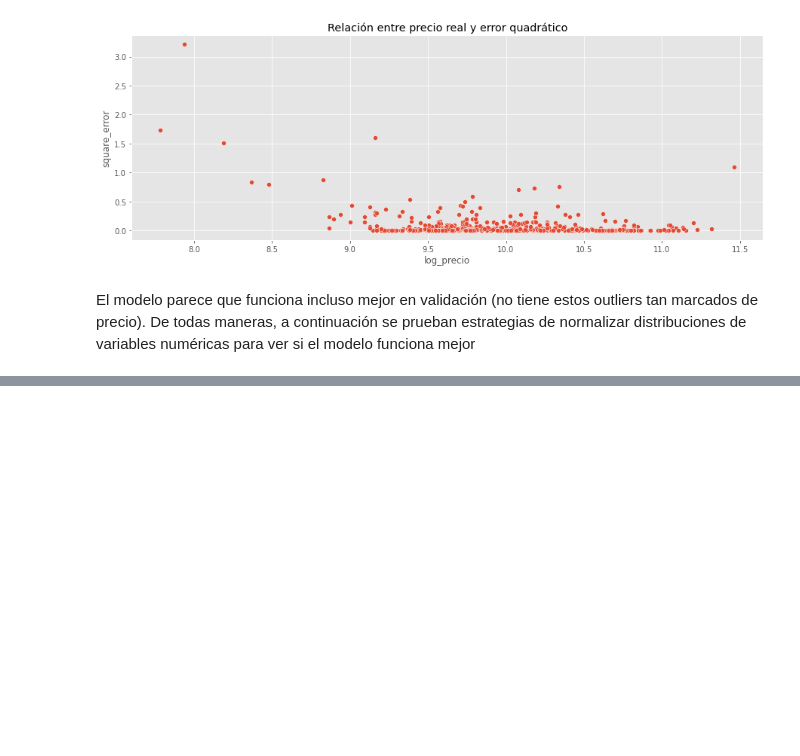
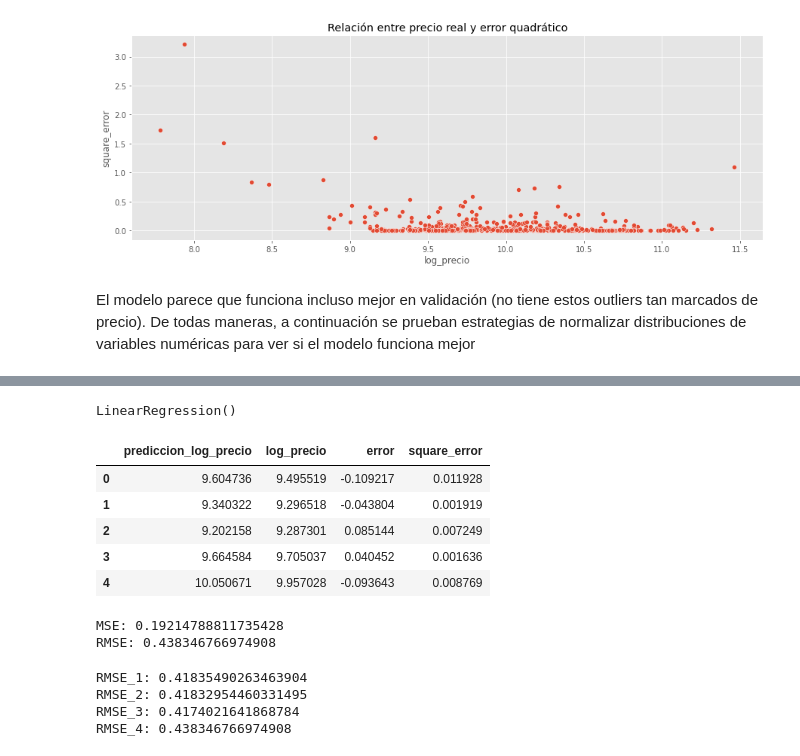
Before and after one commit to Rodrixx05/bmw-pricing, a Jupyter notebook: bmw_pricing_project.ipynb, the cells around one changed output, grey strips where cells are left out. Saved outputs shown, nothing was run; the diff lists cells and outputs as text; code cells hidden in the pictures; blank space fills up the shorter version.

```diff
--- a/bmw_pricing_project.ipynb
+++ b/bmw_pricing_project.ipynb
@@ -1418,0 +1521,2 @@ De todas maneras, a continuación se prueban estrategias de normalizar distribuc
+# %%
+format_df_final4 = format_df_final3.copy()
@@ -1418,0 +1534,41 @@ De todas maneras, a continuación se prueban estrategias de normalizar distribuc
+# %%
+# Se crea la columna nueva y se elimina la antigua
+format_df_final4['log_dias_venta_registro'] = np.log(format_df_final4['dias_venta_registro'])
+format_df_final4.drop(columns = 'dias_venta_registro', inplace = True)
+# %%
+# Se repite el proceso anterior
+dev_df_4 = format_df_final4.drop(sub_km_df.index)
+val_df_4 = format_df_final4.loc[sub_km_df.index]
+val_df_4_X = val_df_4.drop(target, axis=1)
+val_df_4_y = val_df_4[[target]]
+dev_df_4_X = dev_df_4.drop(target, axis=1)
+dev_df_4_y = dev_df_4[[target]]
+X_train_4, X_test_4, y_train_4, y_test_4 = model_selection.train_test_split(
+    dev_df_4_X,
+    dev_df_4_y,
+    random_state = 23,
+    test_size = 0.15
+)
+# %%
+modelo_lineal_4 = LinearRegression()
+modelo_lineal_4.fit(X_train_4, y_train_4)
+# %% [output]
+LinearRegression()
+# %%
+results_df_4, mse_4, rmse_4 = tabla_prediccion(modelo_lineal_4, X_test_4, y_test_4)
+# %% [output]
+|  | prediccion_log_precio | log_precio | error | square_error |
+| 0 | 9.604736 | 9.495519 | -0.109217 | 0.011928 |
+| 1 | 9.340322 | 9.296518 | -0.043804 | 0.001919 |
+| 2 | 9.202158 | 9.287301 | 0.085144 | 0.007249 |
+| 3 | 9.664584 | 9.705037 | 0.040452 | 0.001636 |
+| 4 | 10.050671 | 9.957028 | -0.093643 | 0.008769 |
+MSE: 0.19214788811735428
+RMSE: 0.438346766974908
+# %%
+print(f'RMSE_1: {rmse}\nRMSE_2: {rmse_2}\nRMSE_3: {rmse_3}\nRMSE_4: {rmse_4}')
+# %% [output]
+RMSE_1: 0.41835490263463904
+RMSE_2: 0.41832954460331495
+RMSE_3: 0.4174021641868784
+RMSE_4: 0.438346766974908
```
Also changed, not shown: parts of 51 cells of this notebook.
